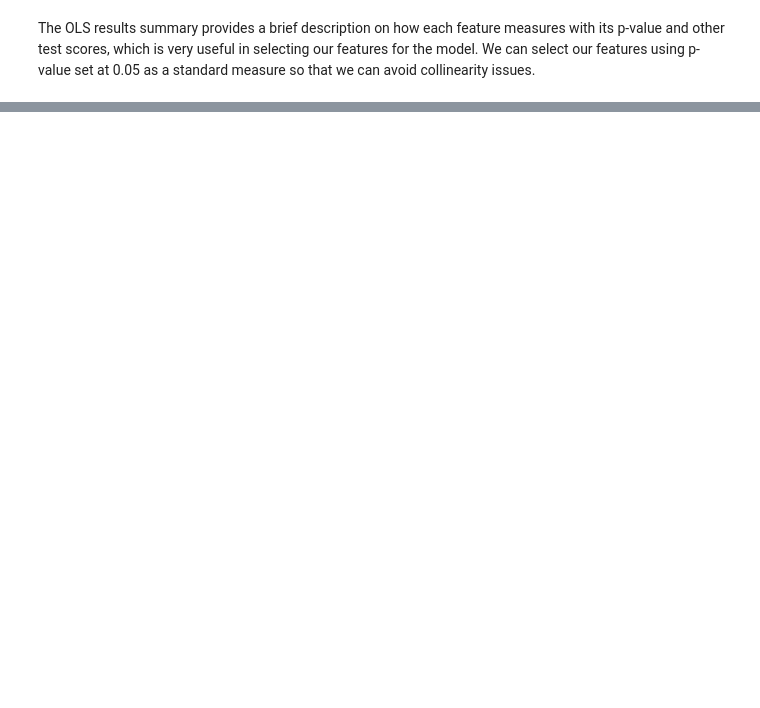
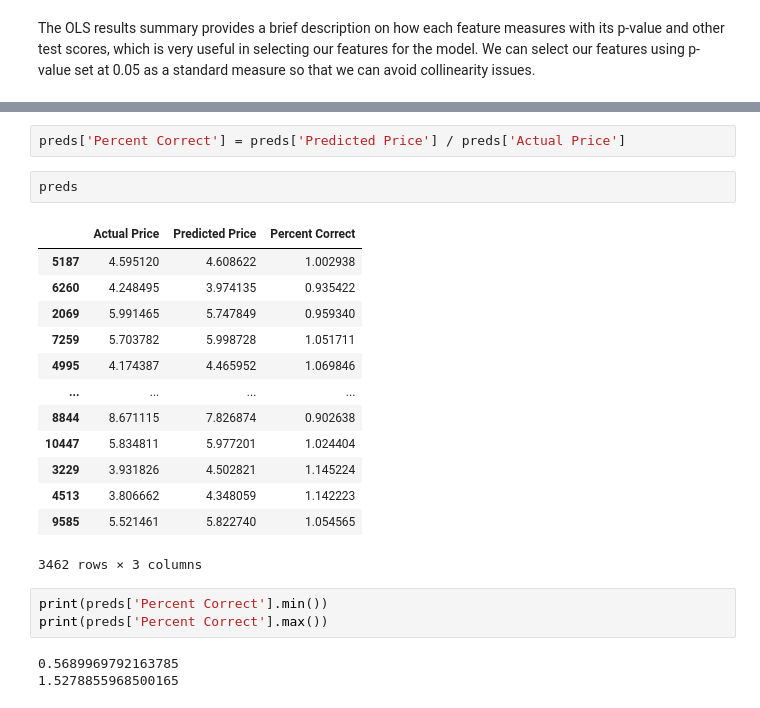
Before and after one commit to atalebizadeh/DS-Career-Track, a Jupyter notebook: Capstone Project 2/Austin Airbnb/Airbnb Scaling and Modeling.ipynb, the cells around one changed output, grey strips where cells are left out. Cells and saved outputs as stored; diff of their text form; blank space fills up the shorter version.

```diff
--- a/Capstone Project 2/Austin Airbnb/Airbnb Scaling and Modeling.ipynb
+++ b/Capstone Project 2/Austin Airbnb/Airbnb Scaling and Modeling.ipynb
@@ -790,0 +873,24 @@ y_train
+# %%
+preds['Percent Correct'] = preds['Predicted Price'] / preds['Actual Price']
+# %%
+preds
+# %% [output]
+|  | Actual Price | Predicted Price | Percent Correct |
+| 5187 | 4.595120 | 4.608622 | 1.002938 |
+| 6260 | 4.248495 | 3.974135 | 0.935422 |
+| 2069 | 5.991465 | 5.747849 | 0.959340 |
+| 7259 | 5.703782 | 5.998728 | 1.051711 |
+| 4995 | 4.174387 | 4.465952 | 1.069846 |
+| ... | ... | ... | ... |
+| 8844 | 8.671115 | 7.826874 | 0.902638 |
+| 10447 | 5.834811 | 5.977201 | 1.024404 |
+| 3229 | 3.931826 | 4.502821 | 1.145224 |
+| 4513 | 3.806662 | 4.348059 | 1.142223 |
+| 9585 | 5.521461 | 5.822740 | 1.054565 |
+3462 rows × 3 columns
+# %%
+print(preds['Percent Correct'].min())
+print(preds['Percent Correct'].max())
+# %% [output]
+0.5689969792163785
+1.5278855968500165
```
Also changed, not shown: parts of 32 cells of this notebook.
